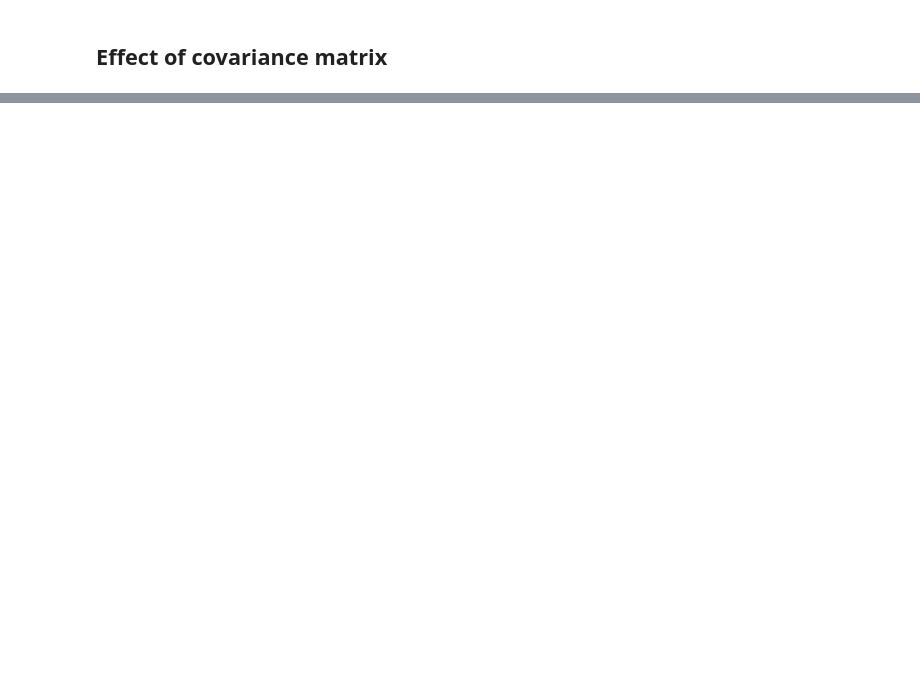
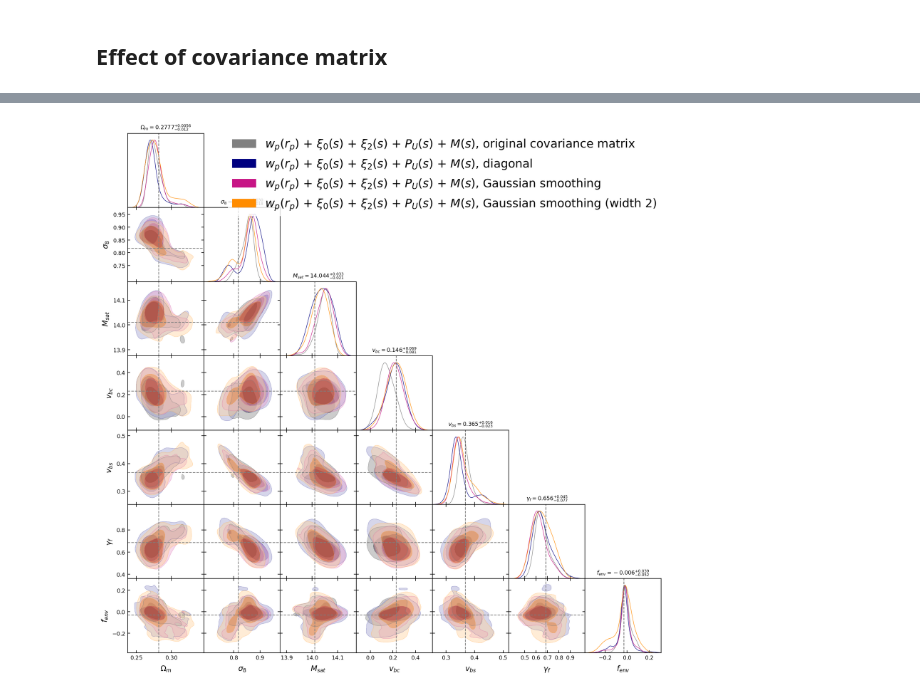
Before and after one commit to kstoreyf/aemulator, a Jupyter notebook: notebooks/2021-10-04_paper_figures.ipynb, the cells around one changed output, grey strips where cells are left out. Saved outputs shown, nothing was run; the diff lists cells and outputs as text; code cells hidden in the pictures; blank space fills up the shorter version.

```diff
--- a/notebooks/2021-10-04_paper_figures.ipynb
+++ b/notebooks/2021-10-04_paper_figures.ipynb
@@ -207,0 +218,25 @@ g = plotter.plot_contours(chaintags, legend_labels=legend_labels,
+# %%
+chaintags = [
+             'wp_xi_xi2_upf_mcf_c5h52_all_covemuperf',
+             'wp_xi_xi2_upf_mcf_c5h52_all_covdiag',
+             'wp_xi_xi2_upf_mcf_c5h52_all',
+             'wp_xi_xi2_upf_mcf_c5h52_all_covsmoothgauss2',
+            ]
+legend_labels = [
+                 make_label(['wp', 'xi', 'xi2', 'upf', 'mcf']) + ', original covariance matrix',
+                 make_label(['wp', 'xi', 'xi2', 'upf', 'mcf']) + ', diagonal',
+                 make_label(['wp', 'xi', 'xi2', 'upf', 'mcf']) + ', Gaussian smoothing',
+                 make_label(['wp', 'xi', 'xi2', 'upf', 'mcf']) + ', Gaussian smoothing (width 2)',
+
+                ]
+colors = [
+          'grey',
+          'navy',
+          'mediumvioletred',
+          'darkorange'
+         ]
+g = plotter.plot_contours(chaintags, legend_labels=legend_labels,
+                          colors=colors, legend_loc='upper right',
+                          params_toplot=key_param_names)
+# %% [output]
+[figure, added]
```
Also changed, not shown: parts of 10 cells of this notebook, 1 other file.
